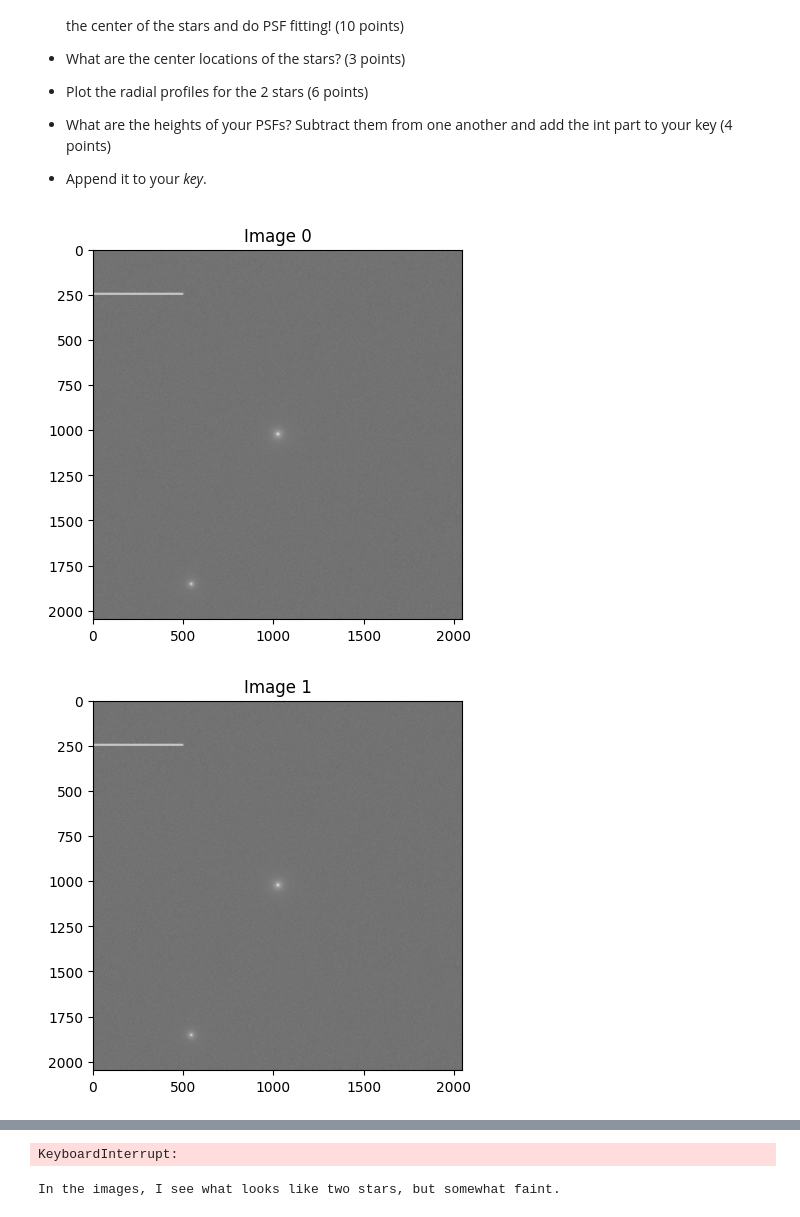
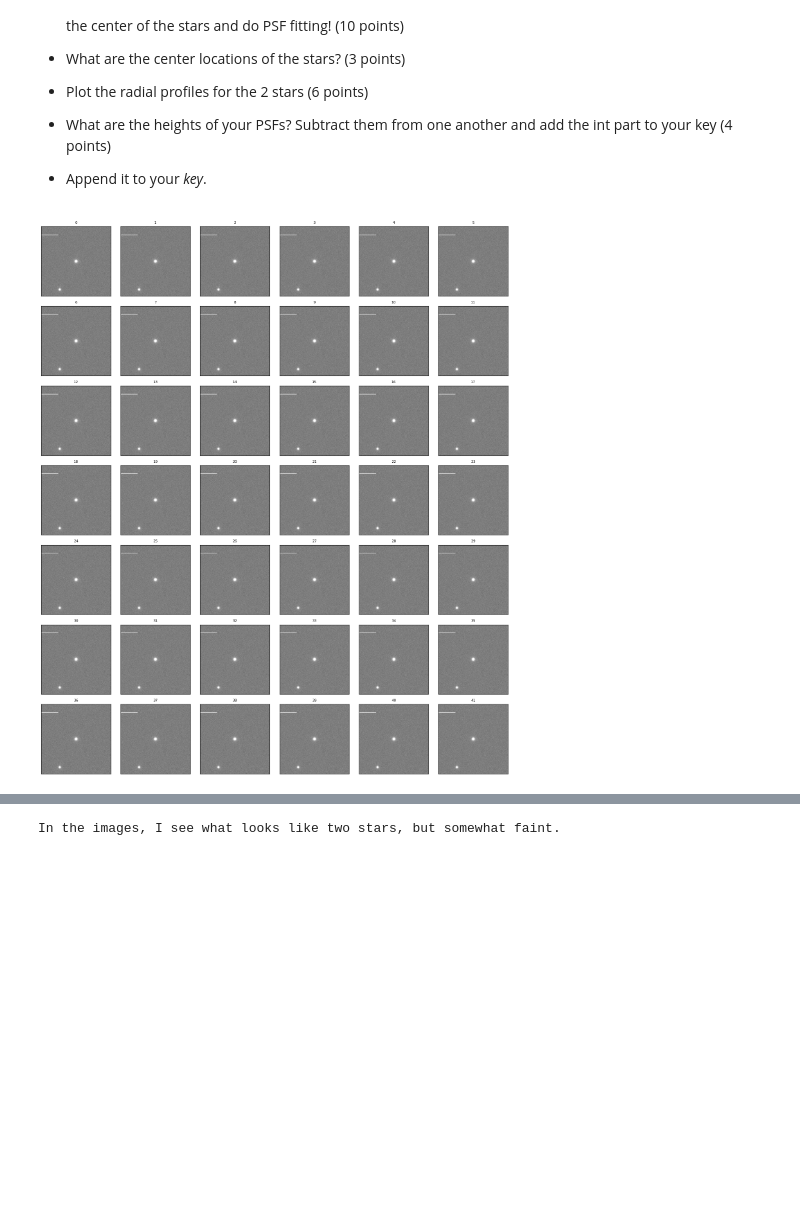
Before and after one commit to amedina695/lectures_git, a Jupyter notebook: midterm/Midterm_F25-classroom.ipynb, the cells around one changed output, grey strips where cells are left out. Saved outputs shown, nothing was run; the diff lists cells and outputs as text; code cells hidden in the pictures; blank space fills up the shorter version.

```diff
--- a/midterm/Midterm_F25-classroom.ipynb
+++ b/midterm/Midterm_F25-classroom.ipynb
@@ -562,16 +564,21 @@ starcube = np.zeros([N7, nx7, ny7])
 
 # Append to datacube
 for i in range(N7):
-    starcube[i, :, :] = fits.getdata(prob7dir+ prob7lis[i]).data
+    starcube[i, :, :] = fits.getdata(prob7dir+ prob7lis[i])
 # %%
 # Plotting all images
 
-for i  in range(N7):
-    image = starcube[i, :, :]
-    plt.figure()
-    plt.imshow(np.log10(image), cmap='gray') # Show in log space
-    plt.title(f'Image {i}')
-    plt.show()
+cols = 6  # adjust for how many per row
+rows = int(np.ceil(N7 / cols))
+
+plt.figure(figsize=(2.5 * cols, 2.5 * rows))
+for i in range(N7):
+    ax = plt.subplot(rows, cols, i + 1)
+    vmin, vmax = np.percentile(starcube[i], [1, 99.5])
+    ax.imshow(starcube[i], cmap='gray', vmin=vmin, vmax=vmax)
+    ax.set_xticks([]); ax.set_yticks([])
+    ax.set_title(f'{i}', fontsize=8)
+plt.tight_layout()
+plt.show()
 # %% [output]
-[figure, old version]
+[figure, new version]
-[figure, removed]
@@ -583,4 +585,3 @@ for i  in range(N7):
-KeyboardInterrupt:
 # %%
 print(
 """
```
Also changed, not shown: parts of 16 cells of this notebook, 7 other files.
